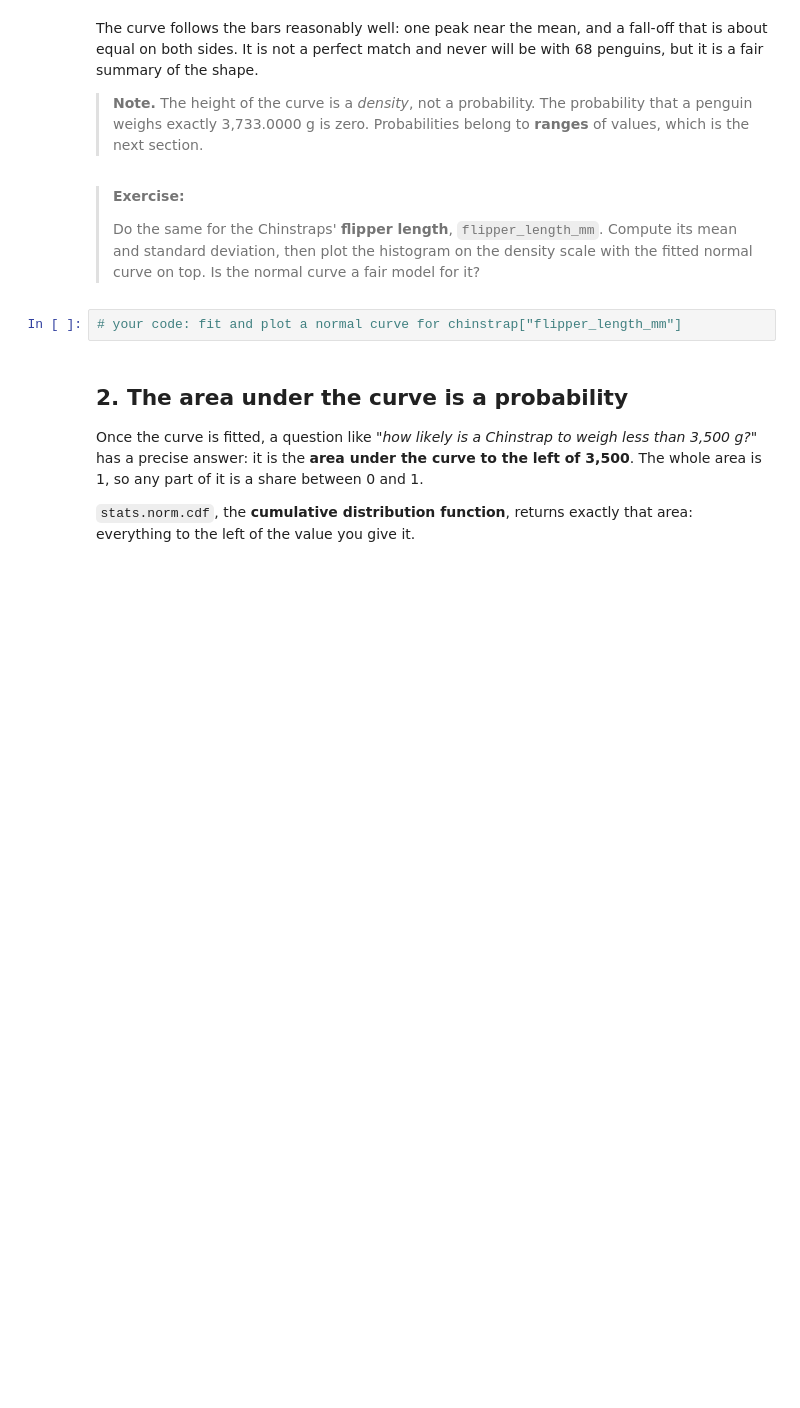
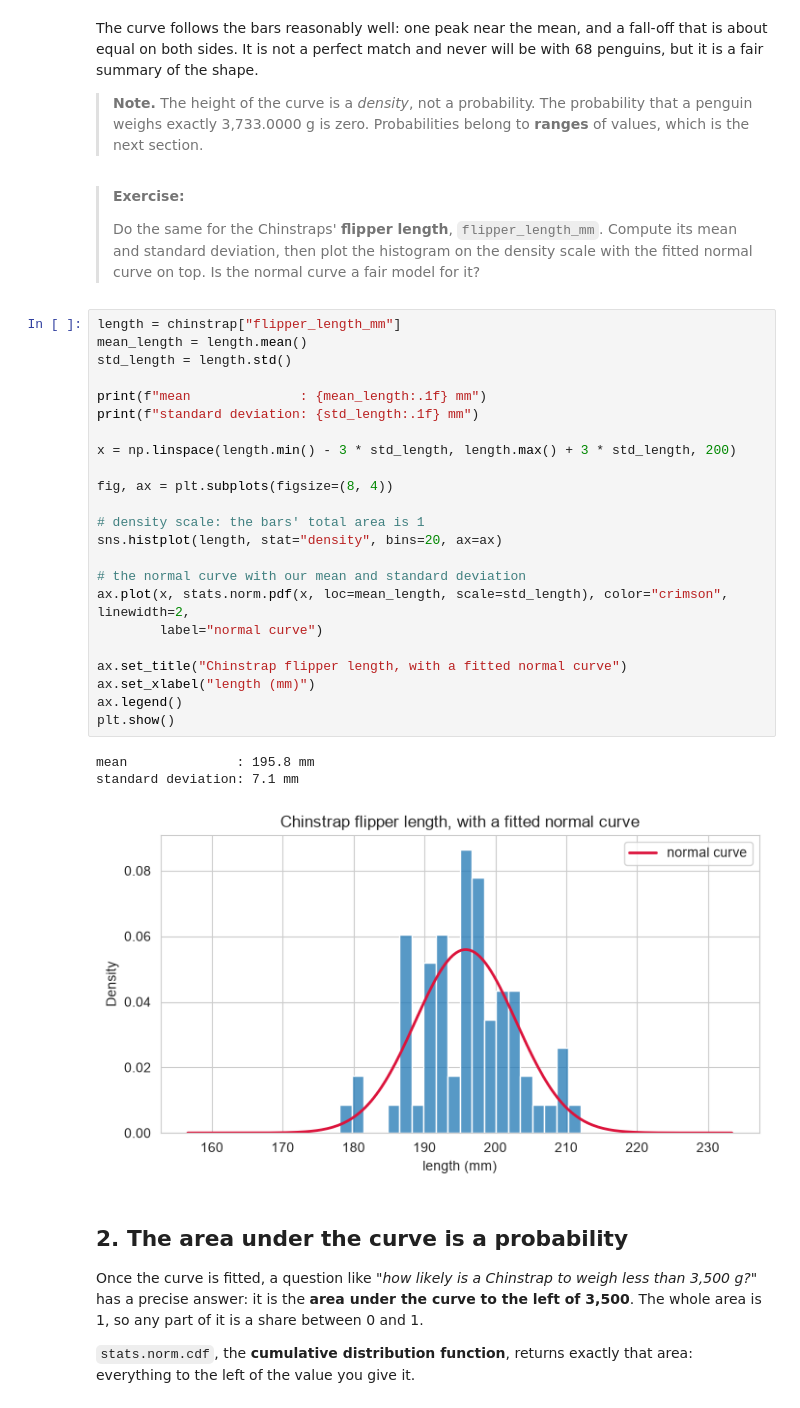
Before and after one commit to lexandros-dev/amle-hypothesis-testing, a Jupyter notebook: 01_distributions.ipynb, the cells around one changed output. Drawn from its saved outputs; the diff is of its cells as text; blank space fills up the shorter version.

```diff
--- a/01_distributions.ipynb
+++ b/01_distributions.ipynb
@@ -128,7 +150,32 @@ but it is a fair summary of the shape.
 > mean and standard deviation, then plot the histogram on the density scale with the
 > fitted normal curve on top. Is the normal curve a fair model for it?
 # %%
-# your code: fit and plot a normal curve for chinstrap["flipper_length_mm"]
+length = chinstrap["flipper_length_mm"]
+mean_length = length.mean()
+std_length = length.std()
+
+print(f"mean              : {mean_length:.1f} mm")
+print(f"standard deviation: {std_length:.1f} mm")
+
+x = np.linspace(length.min() - 3 * std_length, length.max() + 3 * std_length, 200)
+
+fig, ax = plt.subplots(figsize=(8, 4))
+
+# density scale: the bars' total area is 1
+sns.histplot(length, stat="density", bins=20, ax=ax)
+
+# the normal curve with our mean and standard deviation
+ax.plot(x, stats.norm.pdf(x, loc=mean_length, scale=std_length), color="crimson", linewidth=2,
+        label="normal curve")
+
+ax.set_title("Chinstrap flipper length, with a fitted normal curve")
+ax.set_xlabel("length (mm)")
+ax.legend()
+plt.show()
+# %% [output]
+mean              : 195.8 mm
+standard deviation: 7.1 mm
+[figure, added]
 # %% [markdown]
 ## 2. The area under the curve is a probability
 
```
Also changed, not shown: parts of 11 cells of this notebook, 4 other files.
